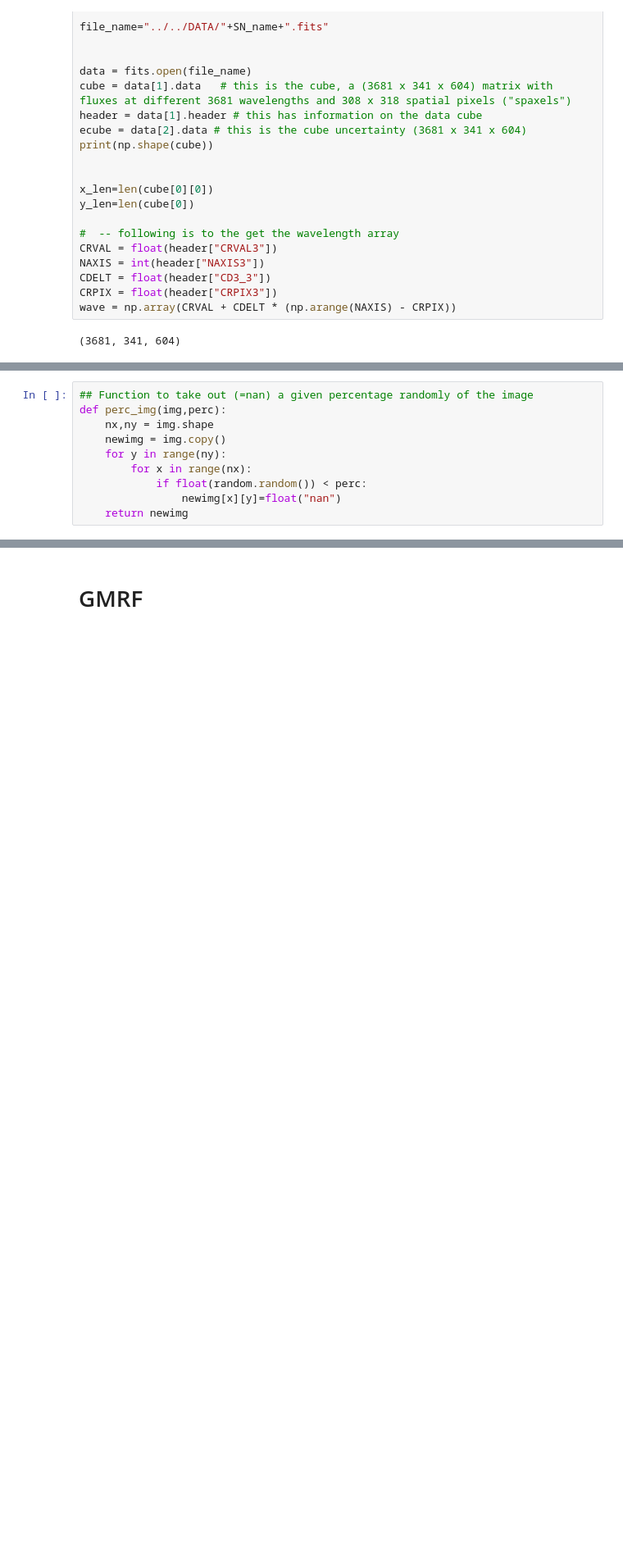
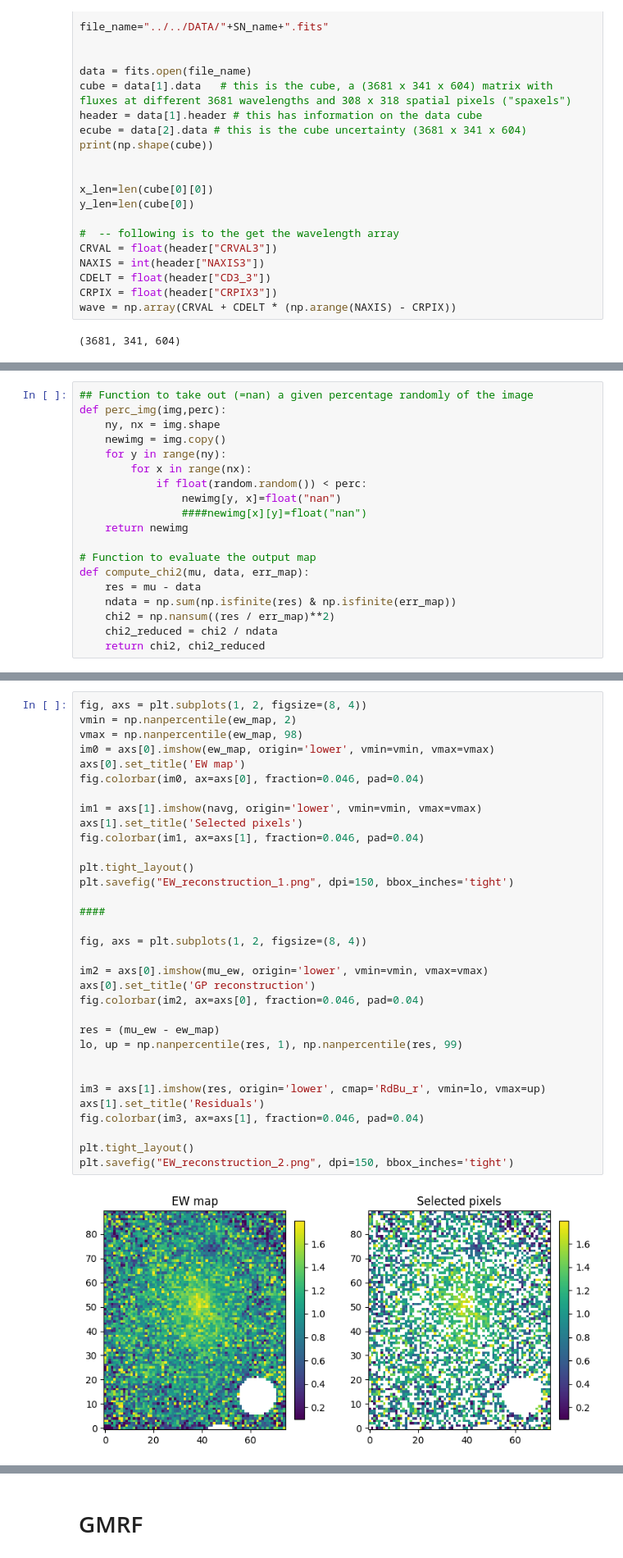
Before and after one commit to rita-png/extinction-ifs, a Jupyter notebook: host-galaxy/GPimage.ipynb, the cells around one changed output, grey strips where cells are left out. Shown at 82% size. Cells and saved outputs as stored; diff of their text form; blank space fills up the shorter version.

```diff
--- a/host-galaxy/GPimage.ipynb
+++ b/host-galaxy/GPimage.ipynb
@@ -65,11 +88,20 @@ plt.show()
 # %%
 ## Function to take out (=nan) a given percentage randomly of the image
 def perc_img(img,perc):
-    nx,ny = img.shape
+    ny, nx = img.shape
     newimg = img.copy()
     for y in range(ny):
         for x in range(nx):
             if float(random.random()) < perc:
-                newimg[x][y]=float("nan")
+                newimg[y, x]=float("nan")
+                ####newimg[x][y]=float("nan")
     return newimg
+
+# Function to evaluate the output map
+def compute_chi2(mu, data, err_map):
+    res = mu - data
+    ndata = np.sum(np.isfinite(res) & np.isfinite(err_map))
+    chi2 = np.nansum((res / err_map)**2)
+    chi2_reduced = chi2 / ndata
+    return chi2, chi2_reduced
 # %%
@@ -121,0 +185,35 @@ print(gp.log_likelihood(navggp[wtrain]))
+# %%
+fig, axs = plt.subplots(1, 2, figsize=(8, 4))
+vmin = np.nanpercentile(ew_map, 2)
+vmax = np.nanpercentile(ew_map, 98)
+im0 = axs[0].imshow(ew_map, origin='lower', vmin=vmin, vmax=vmax)
+axs[0].set_title('EW map')
+fig.colorbar(im0, ax=axs[0], fraction=0.046, pad=0.04)
+
+im1 = axs[1].imshow(navg, origin='lower', vmin=vmin, vmax=vmax)
+axs[1].set_title('Selected pixels')
+fig.colorbar(im1, ax=axs[1], fraction=0.046, pad=0.04)
+
+plt.tight_layout()
+plt.savefig("EW_reconstruction_1.png", dpi=150, bbox_inches='tight')
+
+####
+
+fig, axs = plt.subplots(1, 2, figsize=(8, 4))
+
+im2 = axs[0].imshow(mu_ew, origin='lower', vmin=vmin, vmax=vmax)
+axs[0].set_title('GP reconstruction')
+fig.colorbar(im2, ax=axs[0], fraction=0.046, pad=0.04)
+
+res = (mu_ew - ew_map)
+lo, up = np.nanpercentile(res, 1), np.nanpercentile(res, 99)
+
+
+im3 = axs[1].imshow(res, origin='lower', cmap='RdBu_r', vmin=lo, vmax=up)
+axs[1].set_title('Residuals')
+fig.colorbar(im3, ax=axs[1], fraction=0.046, pad=0.04)
+
+plt.tight_layout()
+plt.savefig("EW_reconstruction_2.png", dpi=150, bbox_inches='tight')
+# %% [output]
+[figure, added]
```
Also changed, not shown: parts of 26 cells of this notebook.
